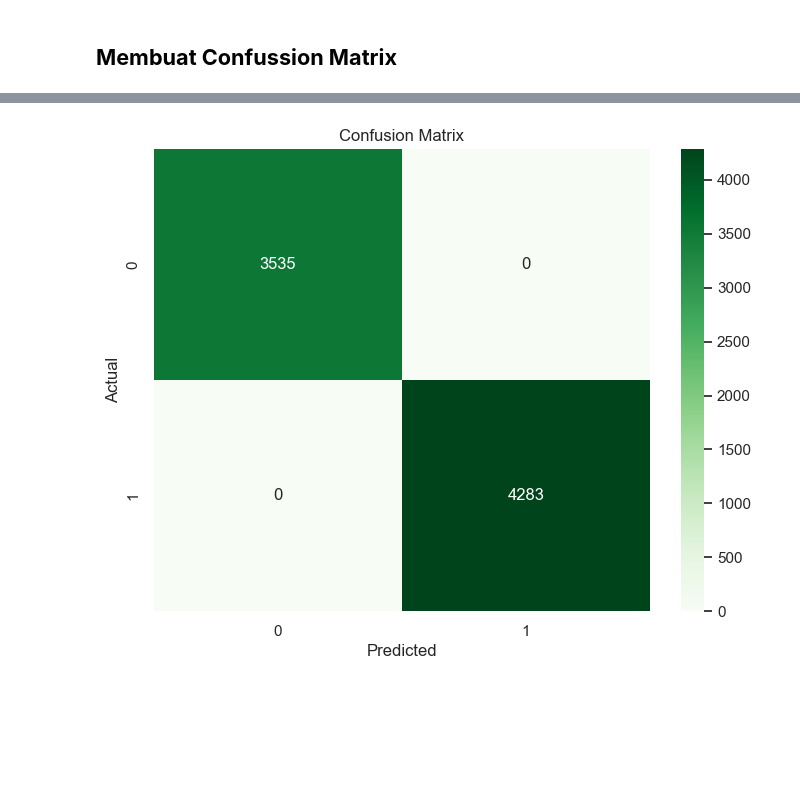
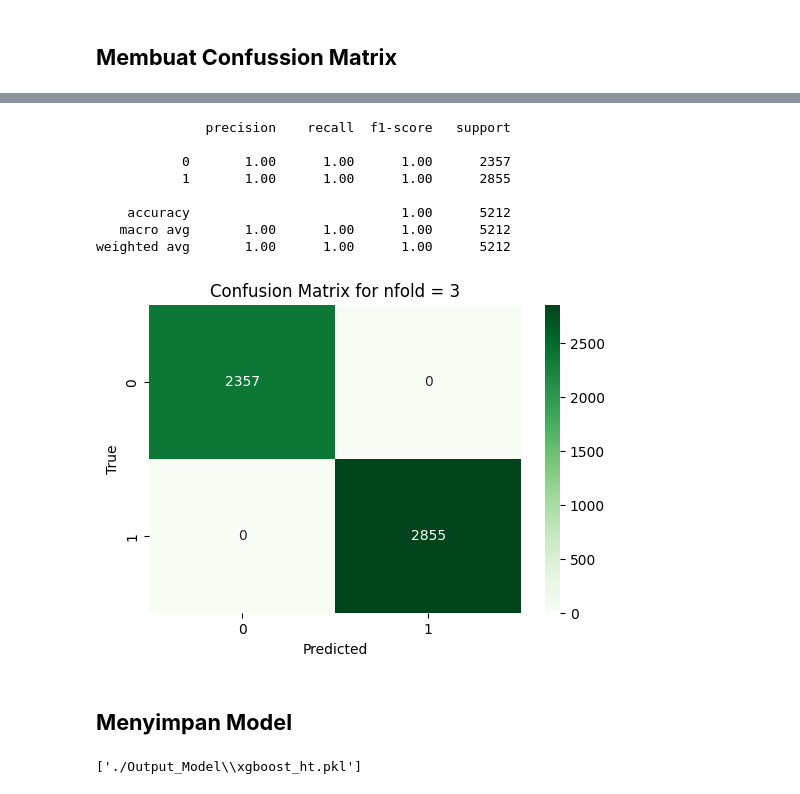
Before and after one commit to Hajranazbytama/tsdn24, a Jupyter notebook: Model_Prediction/hipertensi.ipynb, the cells around one changed output, grey strips where cells are left out. Cells and saved outputs as stored; diff of their text form; code cells hidden in the pictures; blank space fills up the shorter version.

```diff
--- a/Model_Prediction/hipertensi.ipynb
+++ b/Model_Prediction/hipertensi.ipynb
@@ -297,7 +163,7 @@ X_test = scaler.transform(X_test)
 # %% [markdown]
 ## **Melakukan Klasifikasi**
 # %%
-xg = XGBClassifier(n_estimators=350)
+xg = xgb.XGBClassifier(n_estimators=350)
 xg.fit(X_train, y_train)
 xg_preds = xg.predict(X_test)
 print(classification_report(y_test, xg_preds))
@@ -313,2 +257,10 @@ weighted avg       1.00      1.00      1.00      7818
 # %% [markdown]
 ## **Membuat Confussion Matrix**
+# %%
+# Membuat model terbaik berdasarkan nfold terbaik dan iterasi terbaik
+best_iteration = best_results[best_nfold]['best_iteration']
+params['n_estimators'] = best_iteration  # Set n_estimators ke iterasi terbaik
+# %%
+# Latih model dengan data pelatihan
+model_best = xgb.XGBClassifier(**params)
+model_best.fit(X_train, y_train)
@@ -315,12 +278,41 @@ weighted avg       1.00      1.00      1.00      7818
+# %%
+# Prediksi data uji
+y_pred_best = model_best.predict(X_test)
+# %%
+print(classification_report(y_test, y_pred_best))
+# %% [output]
+              precision    recall  f1-score   support
+
+           0       1.00      1.00      1.00      2357
+           1       1.00      1.00      1.00      2855
+
+    accuracy                           1.00      5212
+   macro avg       1.00      1.00      1.00      5212
+weighted avg       1.00      1.00      1.00      5212
 # %%
-##Membuat confusion matrix
-conf_matrix = confusion_matrix(y_test, xg_preds)
+# Menghitung dan menampilkan confusion matrix
+conf_matrix = confusion_matrix(y_test, y_pred_best)
 
-plt.figure(figsize=(8, 6))
+# Visualisasi confusion matrix
+plt.figure(figsize=(6, 4))
 sns.heatmap(conf_matrix, annot=True, fmt='d', cmap='Greens')
 plt.xlabel('Predicted')
-plt.ylabel('Actual')
-plt.title('Confusion Matrix')
+plt.ylabel('True')
+plt.title(f'Confusion Matrix for nfold = {best_nfold}')
 plt.show()
 # %% [output]
-[figure, old version]
+[figure, new version]
+# %% [markdown]
+## **Menyimpan Model**
+# %%
+import joblib
+import os
+
+# Tentukan path folder spesifik
+folder_path = "./Output_Model"
+os.makedirs(folder_path, exist_ok=True)  # Buat folder jika belum ada
+
+# Simpan model XGBoost ke folder spesifik
+joblib.dump(model_best, os.path.join(folder_path, 'xgboost_ht.pkl'))
+# %% [output]
+['./Output_Model\\xgboost_ht.pkl']
```
Also changed, not shown: parts of 19 cells of this notebook, 3 other files.
